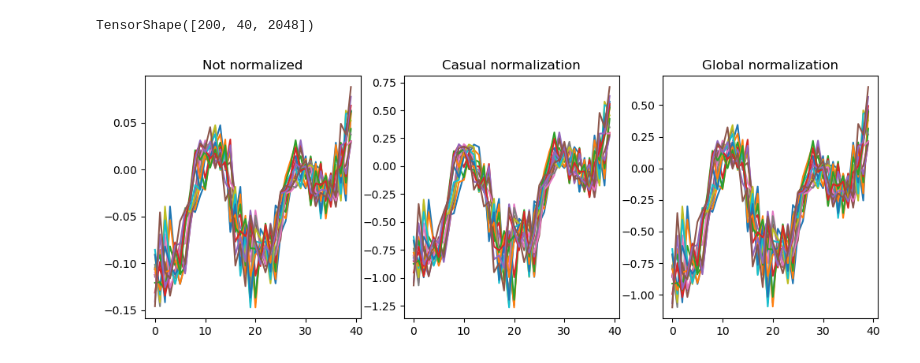
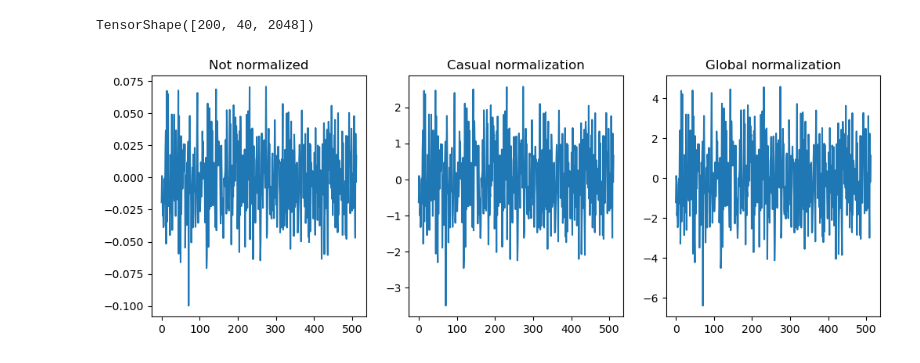
Before and after one commit to jambory/MusicSourceSeparation, a Jupyter notebook: nn_implementation/testing_convtas.ipynb, the cells around one changed output. Cells and saved outputs as stored; diff of their text form; code cells hidden in the pictures.

```diff
--- a/nn_implementation/testing_convtas.ipynb
+++ b/nn_implementation/testing_convtas.ipynb
@@ -332,41 +359,41 @@ class cLN(layers.Layer):
     def __init__(self, H, EPS = 1e-8):
         super(cLN, self).__init__(name="cLN")
         self.EPS = EPS
-        shape = (1,H,1)
+        shape = (1,1,H)
         self.gamma = tf.Variable(tf.ones(shape),trainable=True,shape=shape)
         self.beta = tf.Variable(tf.zeros(shape),trainable=True,shape=shape)
 
     def call(self, input):
-        # (M, H, K)
-        E_f = tf.math.reduce_mean(input, axis=1, keepdims=True) # (M, 1, K)
-        var = tf.math.reduce_variance(input, axis=1, keepdims=True)# (M, 1, K)
+        # (M, K, H)
+        E_f = tf.math.reduce_mean(input, axis=2, keepdims=True) # (M, K, 1)
+        var = tf.math.reduce_variance(input, axis=2, keepdims=True)# (M, K, 1)
 
         normalized = self.gamma * (input - E_f) / tf.math.sqrt(var + self.EPS) + self.beta
-        # (M, H, K)
+        # (M, K, H)
         return normalized
 
 class gLN(layers.Layer):
     def __init__(self, H, EPS = 1e-8):
         super(gLN, self).__init__(name="gLN")
         self.EPS = EPS
-        shape = (1,H,1)
+        shape = (1,1,H)
         self.gamma = tf.Variable(tf.ones(shape),trainable=True,shape=shape)
         self.beta = tf.Variable(tf.zeros(shape),trainable=True,shape=shape)
 
     def call(self, input):
-        # (M, H, K)
+        # (M, K, H)
         E_f = tf.math.reduce_mean(input, axis=(1,2), keepdims=True) # (M, 1, 1)
-        var = tf.math.reduce_variance(input, axis=(1,2), keepdims=True)# (M, 1, K)
+        var = tf.math.reduce_variance(input, axis=(1,2), keepdims=True)# (M, 1, 1)
 
         normalized = self.gamma * (input - E_f) / tf.math.sqrt(var + self.EPS) + self.beta
-        # (M, H, K)
+        # (M, K, H)
         return normalized
 # %%
 def show_norm(input):
     fig, axes = plt.subplots(1,3, figsize=(12, 4))
 
-    norm_c = cLN()(input)
-    norm_g = gLN()(input)
+    norm_c = cLN(H)(input)
+    norm_g = gLN(H)(input)
 
     axes[0].set_title("Not normalized")
     axes[0].plot(input[0][0])
@@ -377,6 +404,6 @@ def show_norm(input):
     axes[2].set_title("Global normalization")
     axes[2].plot(norm_g[0][0])
 # %%
-show_norm(x_batches)
+show_norm(test_encoded)
 # %% [output]
-[figure, old version]
+[figure, new version]
```
Also changed, not shown: parts of 11 cells of this notebook.
